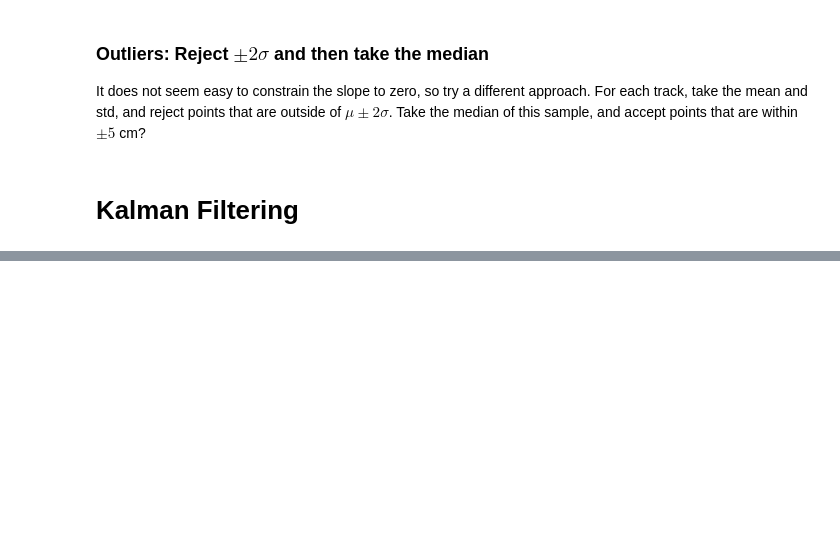
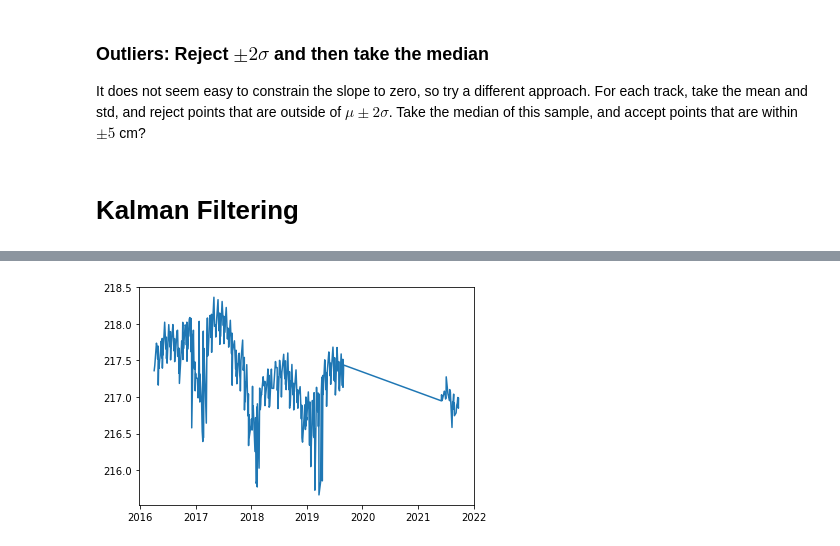
Before and after one commit to pvasudev16/ml-freshwater-management, a Jupyter notebook: lake_water_level_data_exploration.ipynb, the cells around one changed output, grey strips where cells are left out. Cells and saved outputs as stored; diff of their text form; code cells hidden in the pictures; blank space fills up the shorter version.

Commit message:
Add initial Kalman filtered lake water levels

```diff
--- a/lake_water_level_data_exploration.ipynb
+++ b/lake_water_level_data_exploration.ipynb
@@ -643,0 +547,28 @@ sigma_xx_1_prior = sigma_xx_0
+# %%
+times = pd.unique(lake_winnipeg["date"])
+lake_water_levels = np.zeros(np.array(times).shape)
+oHai = KalmanFilter()
+
+for i, time in enumerate(times):
+    # Initialize
+    if i == 0:
+        oHai.initialize(
+            lake_winnipeg.loc[
+                lake_winnipeg["date"] == time
+            ]
+        )
+    else:
+        oHai.input_new_data(
+            lake_winnipeg.loc[
+                lake_winnipeg["date"] == time
+            ]
+        )
+     # Update
+    oHai.update()
+
+    # Get the lake water levels
+    lake_water_levels[i] = oHai.x_k # This should be a variable like y_k which is just x_k
+
+    print(time)
+
+    oHai.predict()
@@ -643,0 +593,10 @@ sigma_xx_1_prior = sigma_xx_0
+# %%
+# date = datetime.strptime(a, '%Y%m%d').strftime('%m/%d/%Y')
+time_as_datetime = pd.to_datetime(times, format="%Y%m%d")
+# %%
+fig = plt.figure()
+ax = fig.add_subplot(111)
+ax.plot(time_as_datetime, lake_water_levels)
+plt.show()
+# %% [output]
+[figure, added]
```
Also changed, not shown: parts of 10 cells of this notebook.
